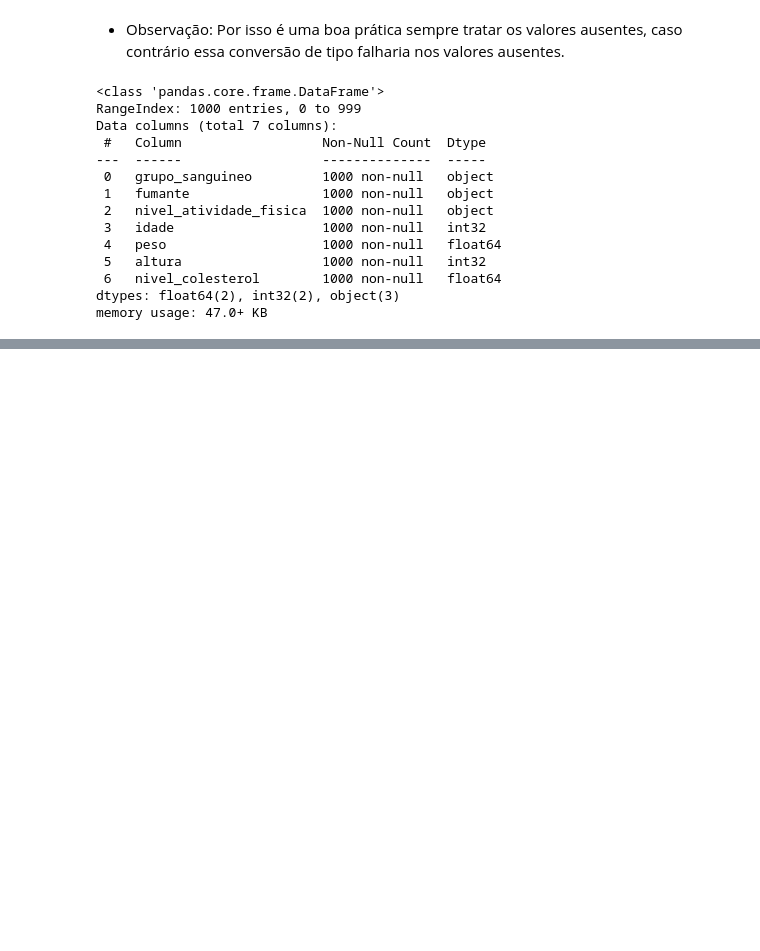
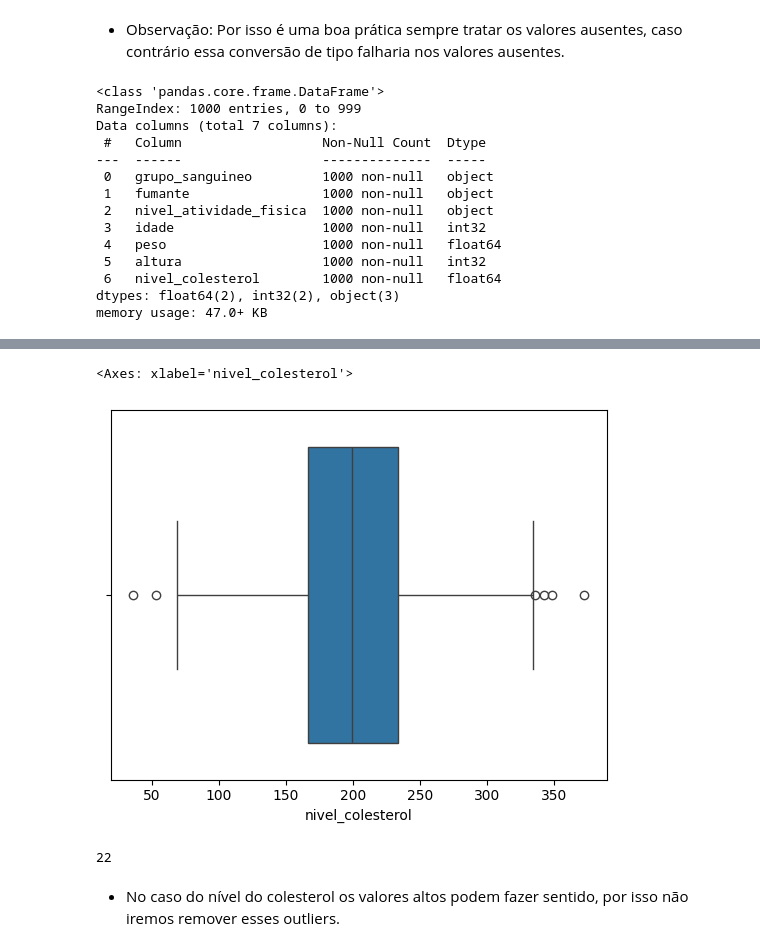
Before and after one commit to angelomedeiros/formacao-ia-regressao-linear-multipla, a Jupyter notebook: modelo_colesterol.ipynb, the cells around one changed output, grey strips where cells are left out. Saved outputs shown, nothing was run; the diff lists cells and outputs as text; code cells hidden in the pictures; blank space fills up the shorter version.

```diff
--- a/modelo_colesterol.ipynb
+++ b/modelo_colesterol.ipynb
@@ -192,0 +213,13 @@ memory usage: 47.0+ KB
+# %%
+# Verificar outliers no nível do colesterol
+sns.boxplot(data=df_colesterol_eda['nivel_colesterol'], orient='h')
+# %% [output]
+<Axes: xlabel='nivel_colesterol'>
+[figure, added]
+# %%
+# Filtrar o publico a ser removido pelo nível do colesterol
+df_colesterol_eda[df_colesterol_eda['nivel_colesterol'] > 300].nivel_colesterol.count()
+# %% [output]
+22
+# %% [markdown]
+- No caso do nível do colesterol os valores altos podem fazer sentido, por isso não iremos remover esses outliers.
```
Also changed, not shown: parts of 6 cells of this notebook.
